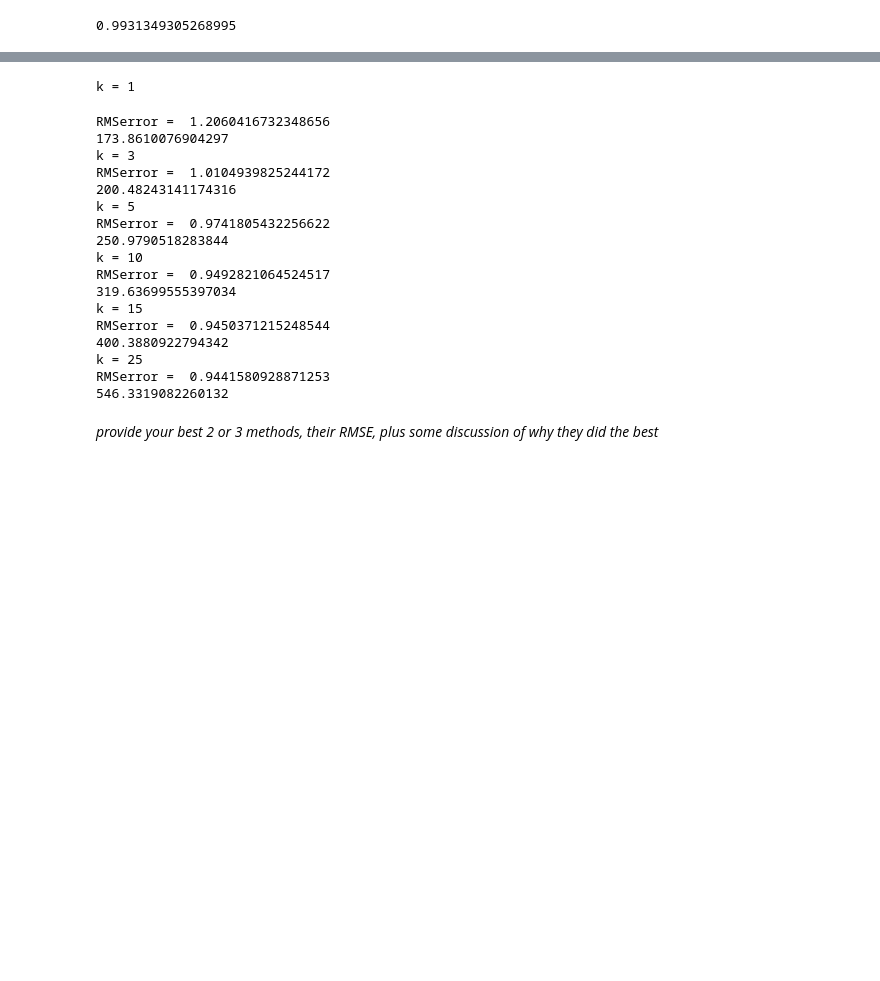
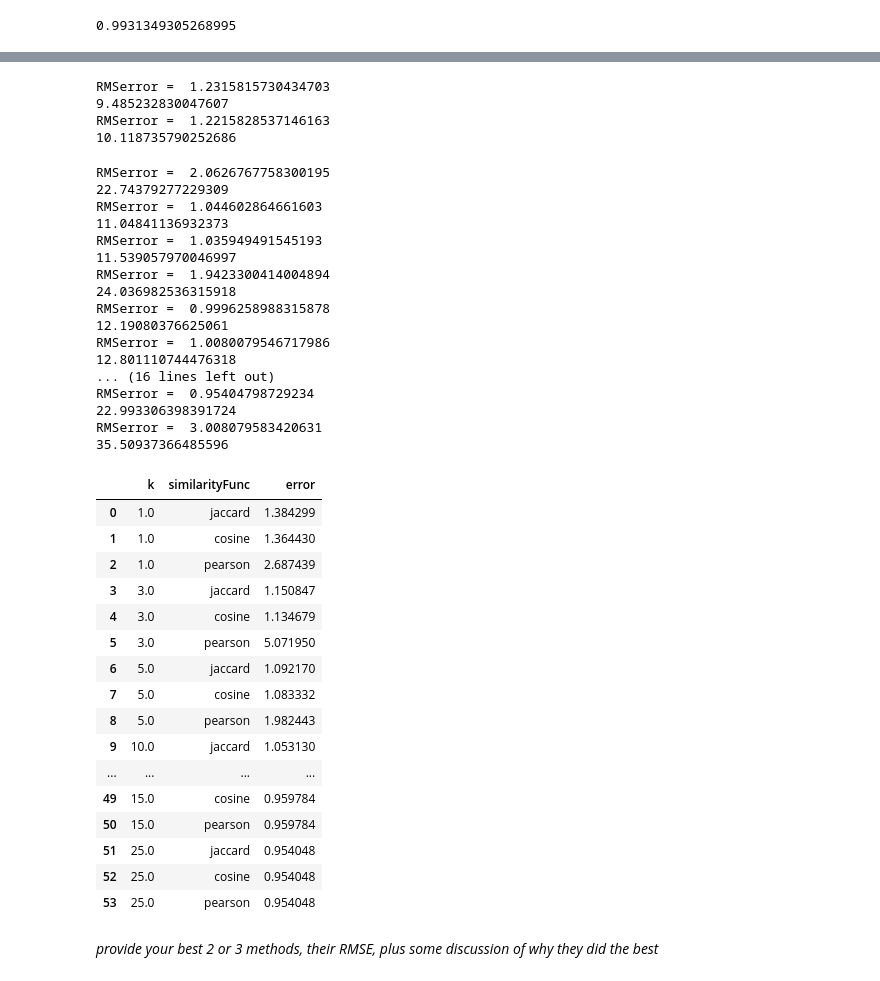
Before and after one commit to RyanChomistek/470hw3, a Jupyter notebook: homework_3.ipynb, the cells around one changed output, grey strips where cells are left out. Drawn from its saved outputs; the diff is of its cells as text; code cells hidden in the pictures; blank space fills up the shorter version.

```diff
--- a/homework_3.ipynb
+++ b/homework_3.ipynb
@@ -564,35 +617,66 @@ KeyboardInterrupt:
 #print(getBaseline(363, 97, ratingMatrix, ratingMatrixT, avgGlobal) + localRating(363, 97, ratings_df, ratingMatrix, ratingMatrixT, avgGlobal))
 def localPlusGlobalPrediction(row):
     base = getBaseline(row['UserId'], row['MovieId'], trainingRatingMatrix, trainingRatingMatrixT, avgGlobal)
-    local = localRating(row['UserId'], row['MovieId'], train, trainingRatingMatrix, trainingRatingMatrixT, avgGlobal, k, cosine)
+    local = localRating(row['UserId'], row['MovieId'], train, trainingRatingMatrix, trainingRatingMatrixT, avgGlobal, k, simFunc)
     return local + base
 
 for i in ks:
     k = i
-    print('k =', k)
-    start = time.time()
-    GetRMSE(test, localPlusGlobalPrediction)
-    end = time.time()
-    print(end - start)
+    for name, func in similarityFuncs.items():
+        simFunc = func
+        start = time.time()
+        error = GetRMSE(test[:1000], localPlusGlobalPrediction)
+        error_df = error_df.append(
+            {
+                'PredictionFunction':'Local Plus Global',
+                'k': k,
+                'similarityFunc': name,
+                'error' : error
+            }, ignore_index=True)
+        end = time.time()
+        print(end - start)
 # %% [output]
-k = 1
+RMSerror =  1.2315815730434703
+9.485232830047607
+RMSerror =  1.2215828537146163
+10.118735790252686
-RMSerror =  1.2060416732348656
-173.8610076904297
-k = 3
-RMSerror =  1.0104939825244172
-200.48243141174316
-k = 5
-RMSerror =  0.9741805432256622
-250.9790518283844
-k = 10
-RMSerror =  0.9492821064524517
-319.63699555397034
-k = 15
-RMSerror =  0.9450371215248544
-400.3880922794342
-k = 25
-RMSerror =  0.9441580928871253
-546.3319082260132
+RMSerror =  2.0626767758300195
+22.74379277229309
+RMSerror =  1.044602864661603
+11.04841136932373
+RMSerror =  1.035949491545193
+11.539057970046997
+RMSerror =  1.9423300414004894
+24.036982536315918
+RMSerror =  0.9996258988315878
+12.19080376625061
+RMSerror =  1.0080079546717986
+12.801110744476318
+... (16 lines left out)
+RMSerror =  0.95404798729234
+22.993306398391724
+RMSerror =  3.008079583420631
+35.50937366485596
+# %%
+error_df
+# %% [output]
+|  | k | similarityFunc | error |
+| 0 | 1.0 | jaccard | 1.384299 |
+| 1 | 1.0 | cosine | 1.364430 |
+| 2 | 1.0 | pearson | 2.687439 |
+| 3 | 3.0 | jaccard | 1.150847 |
+| 4 | 3.0 | cosine | 1.134679 |
+| 5 | 3.0 | pearson | 5.071950 |
+| 6 | 5.0 | jaccard | 1.092170 |
+| 7 | 5.0 | cosine | 1.083332 |
+| 8 | 5.0 | pearson | 1.982443 |
+| 9 | 10.0 | jaccard | 1.053130 |
+| ... | ... | ... | ... |
+| 49 | 15.0 | cosine | 0.959784 |
+| 50 | 15.0 | pearson | 0.959784 |
+| 51 | 25.0 | jaccard | 0.954048 |
+| 52 | 25.0 | cosine | 0.954048 |
+| 53 | 25.0 | pearson | 0.954048 |
 # %% [markdown]
 *provide your best 2 or 3 methods, their RMSE, plus some discussion of why they did the best*
 # %% [markdown]
```
Also changed, not shown: parts of 5 cells of this notebook.
